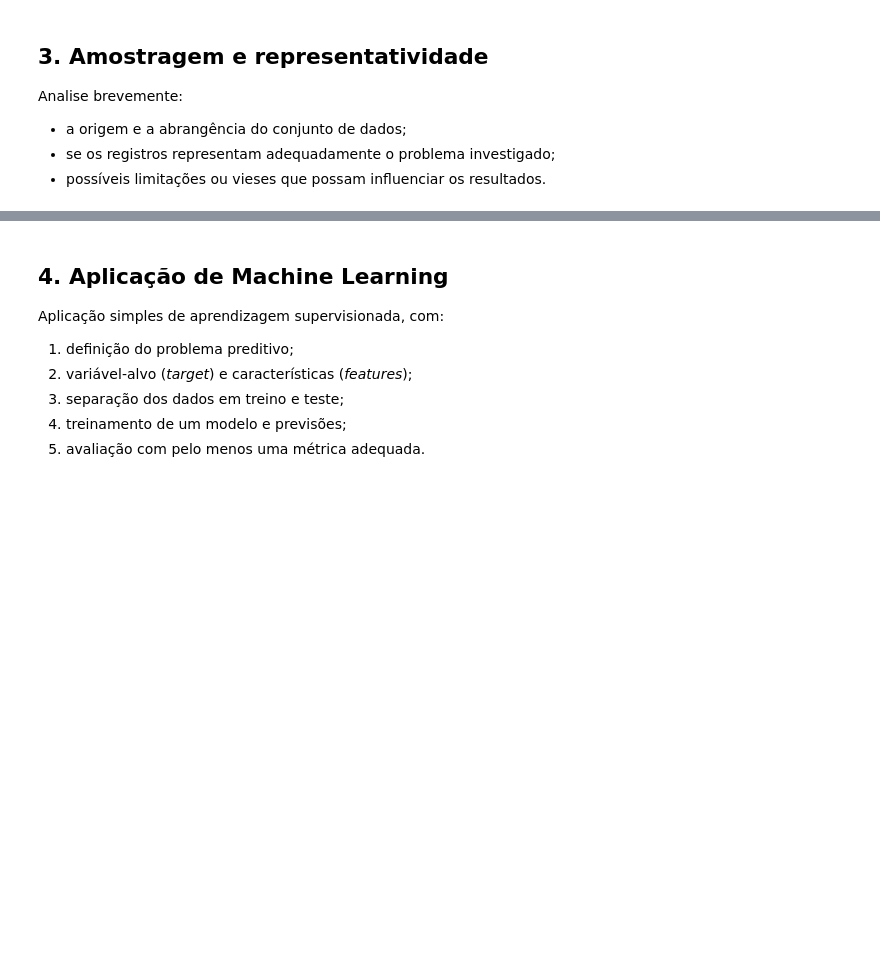
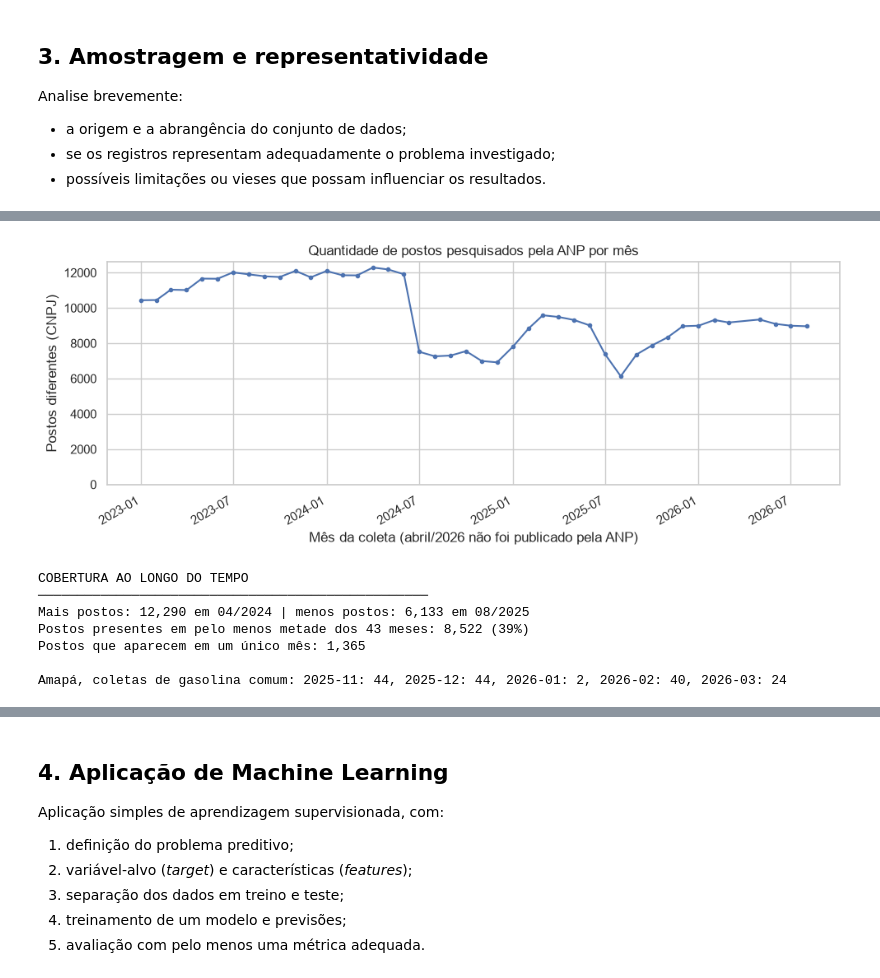
Before and after one commit to EduardoPereirabsi/PJBL01-Precos-combustiveis, a Jupyter notebook: PJBL_RA3_analise.ipynb, the cells around one changed output, grey strips where cells are left out. Saved outputs shown, nothing was run; the diff lists cells and outputs as text; code cells hidden in the pictures; blank space fills up the shorter version.

```diff
--- a/PJBL_RA3_analise.ipynb
+++ b/PJBL_RA3_analise.ipynb
@@ -339,0 +388,36 @@ Analise brevemente:
+# %%
+mes = df["data_coleta"].dt.to_period("M")
+postos_por_mes = df["cnpj"].groupby(mes).nunique()
+postos_por_mes.index = postos_por_mes.index.to_timestamp()
+
+fig, ax = plt.subplots(figsize=(10, 4))
+postos_por_mes.plot(ax=ax, marker="o", markersize=3)
+ax.set_title("Quantidade de postos pesquisados pela ANP por mês")
+ax.set_xlabel("Mês da coleta (abril/2026 não foi publicado pela ANP)")
+ax.set_ylabel("Postos diferentes (CNPJ)")
+ax.set_ylim(0, None)
+plt.tight_layout()
+plt.show()
+
+meses_por_posto = mes.groupby(df["cnpj"]).nunique()
+total_meses = mes.nunique()
+print("COBERTURA AO LONGO DO TEMPO")
+print("─" * 50)
+print(f"Mais postos: {postos_por_mes.max():,} em {postos_por_mes.idxmax():%m/%Y} | menos postos: {postos_por_mes.min():,} em {postos_por_mes.idxmin():%m/%Y}")
+print(f"Postos presentes em pelo menos metade dos {total_meses} meses: {(meses_por_posto >= total_meses / 2).sum():,} "
+      f"({(meses_por_posto >= total_meses / 2).mean():.0%})")
+print(f"Postos que aparecem em um único mês: {(meses_por_posto == 1).sum():,}")
+
+amapa = df[(df["uf"] == "AP") & (df["produto"] == "GASOLINA")]
+coletas_amapa = amapa.groupby(amapa["data_coleta"].dt.strftime("%Y-%m")).size()
+print("\nAmapá, coletas de gasolina comum: " + ", ".join(f"{m}: {n}" for m, n in coletas_amapa.loc["2025-11":"2026-03"].items()))
+del mes
+# %% [output]
+[figure, added]
+COBERTURA AO LONGO DO TEMPO
+──────────────────────────────────────────────────
+Mais postos: 12,290 em 04/2024 | menos postos: 6,133 em 08/2025
+Postos presentes em pelo menos metade dos 43 meses: 8,522 (39%)
+Postos que aparecem em um único mês: 1,365
+
+Amapá, coletas de gasolina comum: 2025-11: 44, 2025-12: 44, 2026-01: 2, 2026-02: 40, 2026-03: 24
```
Also changed, not shown: parts of 6 cells of this notebook.
